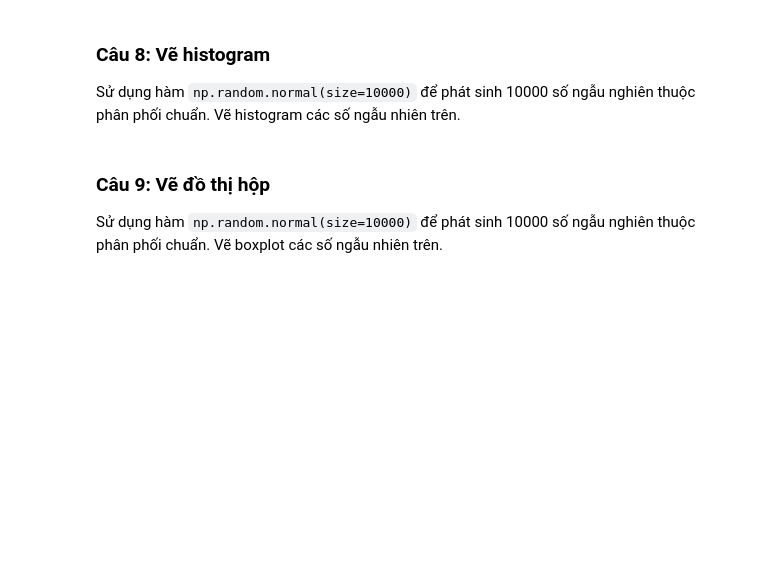
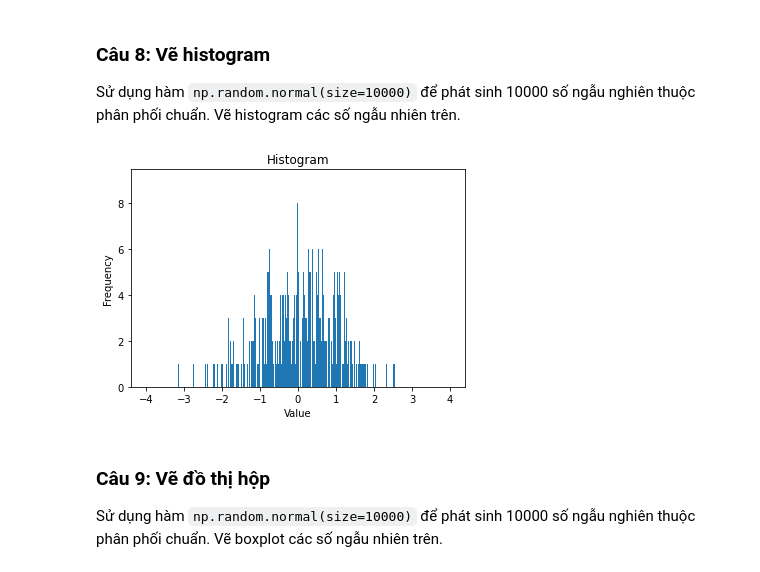
Before and after one commit to tiesen243/data-analyst, a Jupyter notebook: tkud_lab03_ex.ipynb, the cells around one changed output. Cells and saved outputs as stored; diff of their text form; code cells hidden in the pictures; blank space fills up the shorter version.

```diff
--- a/tkud_lab03_ex.ipynb
+++ b/tkud_lab03_ex.ipynb
@@ -190,3 +196,12 @@ Sử dụng hàm `np.random.normal(size=10000)` để phát sinh 10000 số ng
+# %%
+plt.hist(np.random.normal(size=10000))
+
+plt.title("Histogram")
+plt.xlabel("Value")
+plt.ylabel("Frequency")
+plt.show()
+# %% [output]
+[figure, added]
 # %% [markdown]
 ### Câu 9: Vẽ đồ thị hộp
 
```
Also changed, not shown: parts of 4 cells of this notebook.
